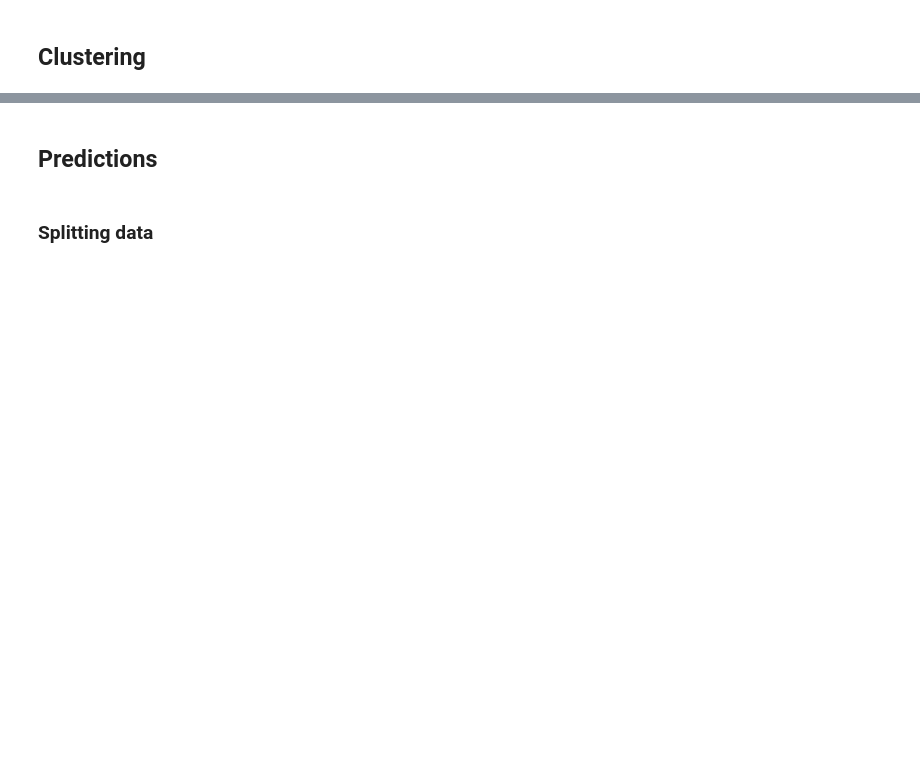
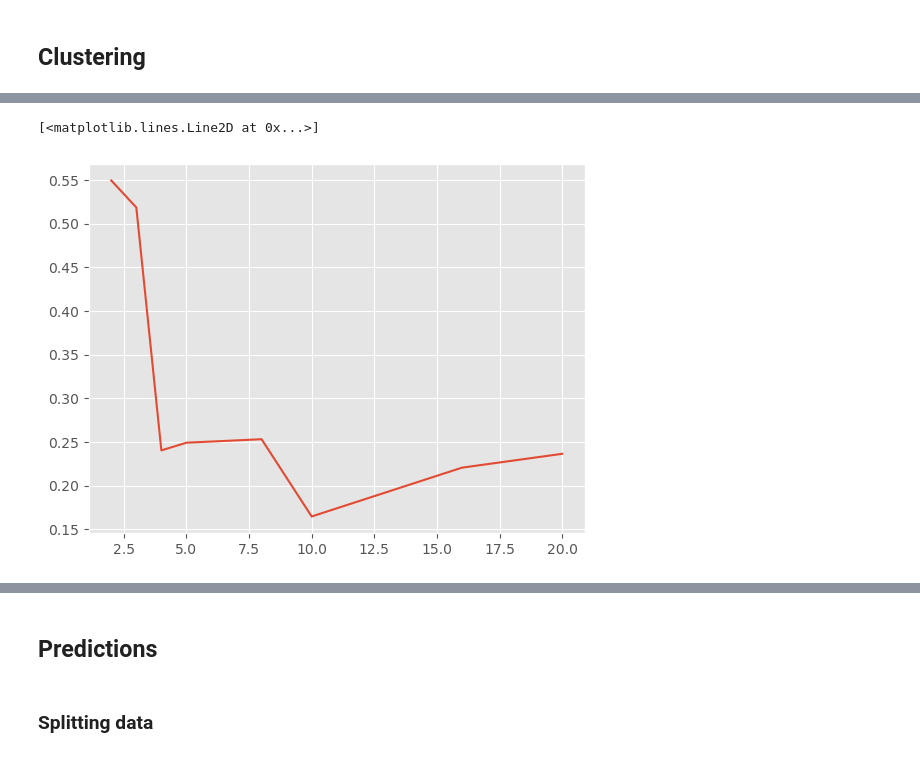
Before and after one commit to aromanenko/ML-pipeline-segmentation, a Jupyter notebook: notebooks/Baseline.ipynb, the cells around one changed output, grey strips where cells are left out. Saved outputs shown, nothing was run; the diff lists cells and outputs as text; code cells hidden in the pictures; blank space fills up the shorter version.

```diff
--- a/notebooks/Baseline.ipynb
+++ b/notebooks/Baseline.ipynb
@@ -4,3 +4,8 @@ import numpy as np
 import matplotlib.pyplot as plt
 import os
 from tqdm.notebook import tqdm
+
+from sklearn.metrics import silhouette_score
+from sklearn.metrics import davies_bouldin_score
+
+plt.style.use('ggplot')
@@ -15,12 +20,2 @@ from tqdm.notebook import tqdm
 # %% [markdown]
 ## Read data
-# %%
-N_READ_FILES = 5
-
-df = pd.DataFrame()
-for filename in tqdm(os.listdir('DataLagsPkl//')[:N_READ_FILES]):
-    if '.pkl' in filename:
-        data = pd.read_pickle(f'DataLagsPkl//{filename}')
-        df = pd.concat([df, data])
-
-df = df.reset_index(drop=True)
@@ -47,0 +22,10 @@ assert df_merged['region'].isna().sum() == 0
+# %%
+N_READ_FILES = 10
+
+df = pd.DataFrame()
+for filename in tqdm(os.listdir('DataLagsPkl/')[:N_READ_FILES]):
+    if '.pkl' in filename:
+        data = pd.read_pickle(f'DataLagsPkl/{filename}')
+        df = pd.concat([df, data])
+
+df = df.reset_index(drop=True)
@@ -145,0 +135,15 @@ df_merged.head()
+# %%
+results = pd.DataFrame({'n_clusters': [], 'ss': [], 'dbs': []})
+n_clusters = [2, 3, 4, 5, 8, 10, 16, 20]
+
+
+for i, n_cluster in tqdm(enumerate(n_clusters), total=len(n_clusters)):
+    df_cluster = demand_top_sku_pivot.copy()
+    agcl = AgglomerativeClustering(n_clusters=n_cluster)
+    cluster_labels = agcl.fit_predict(df_cluster)
+
+    df_cluster['label'] = cluster_labels
+    ss = silhouette_score(df_cluster.drop('label', axis=1), df_cluster['label'])
+    dbs = davies_bouldin_score(df_cluster.drop('label', axis=1), df_cluster['label'])
+
+    results.loc[i] = [n_cluster, ss, dbs]
@@ -145,0 +162,5 @@ df_merged.head()
+# %%
+plt.plot(results['n_clusters'], results['ss'])
+# %% [output]
+[<matplotlib.lines.Line2D at 0x...>]
+[figure, added]
```
Also changed, not shown: parts of 42 cells of this notebook.
